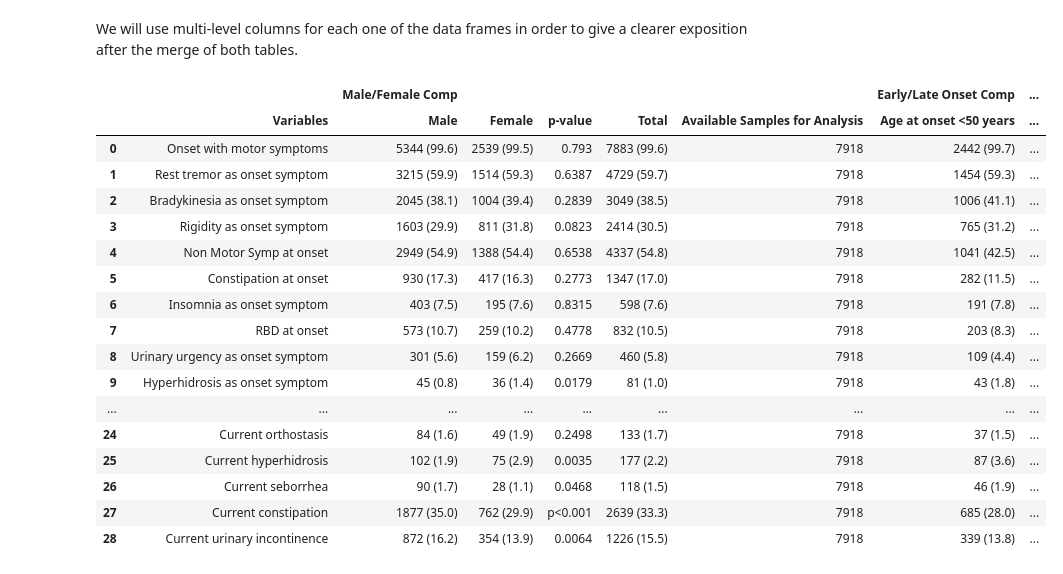
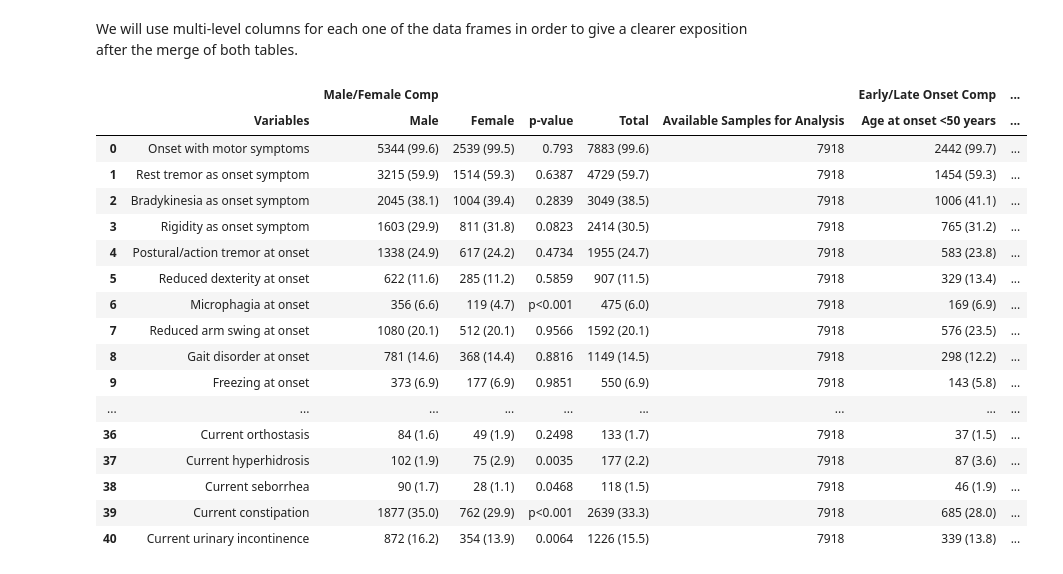
Before and after one commit to cge-tubingens/luxgiant-clinical, a Jupyter notebook: notebooks_finals/table_1.ipynb, the cells around one changed output. Cells and saved outputs as stored; diff of their text form; code cells hidden in the pictures.

```diff
--- a/notebooks_finals/table_1.ipynb
+++ b/notebooks_finals/table_1.ipynb
@@ -10,0 +5,20 @@ import pandas as pd
+# %%
+def get_library_path()->str:
+
+    cwd = os.getcwd()
+    lst = cwd.split(os.sep)[:-1]
+
+    path_lib = f'{os.sep}'
+
+    for elem in lst:
+        path_lib = os.path.join(path_lib, elem)
+
+    return path_lib
+
+# imports
+
+import os
+
+import pandas as pd
+
+path_to_lib = get_library_path()
@@ -11,20 +29,18 @@ import pandas as pd
 # %%
 # load data
 
-folder_path = '/mnt/0A2AAC152AABFBB7/CGE/luxgiant-clinical/data'
-
 df_2 = pd.read_csv(
-    os.path.join(folder_path, 'Table_2.csv')
+    os.path.join(path_to_lib, 'data/auxiliar/aux_table_2.csv')
 )
 df_2 = df_2.drop(columns='Statistical Measure', inplace=False).fillna('')
 
 df_6 = pd.read_csv(
-    os.path.join(folder_path, 'Table_6.csv')
+    os.path.join(path_to_lib, 'data/auxiliar/aux_table_6.csv')
 )
 df_6 = df_6.drop(columns='Statistical Measure', inplace=False).fillna('')
 
 df_10 = pd.read_csv(
-    os.path.join(folder_path, 'Table_10.csv')
+    os.path.join(path_to_lib, 'data/auxiliar/aux_table_10.csv')
 )
 df_10 = df_10.drop(columns='Statistical Measure', inplace=False).fillna('')
 # %% [markdown]
@@ -68,29 +84,29 @@ df_10.columns = multi_index_10
 # %%
 # merge and save resulting table
 
 df_mrg = df_2\
     .merge(df_6, on=[('', 'Variables')])\
     .merge(df_10, on=[('', 'Variables')])
 
-df_mrg.to_csv(os.path.join(folder_path, 'Table_2_6_10.csv'), index=False)
+df_mrg.to_csv(os.path.join(path_to_lib, 'data/final/Table_1.csv'), index=False)
 
 df_mrg
 # %% [output]
 |  |  | Male/Female Comp |  |  |  |  | Early/Late Onset Comp | ... |
 |  | Variables | Male | Female | p-value | Total | Available Samples for Analysis | Age at onset <50 years | ... |
 | 0 | Onset with motor symptoms | 5344 (99.6) | 2539 (99.5) | 0.793 | 7883 (99.6) | 7918 | 2442 (99.7) | ... |
 | 1 | Rest tremor as onset symptom | 3215 (59.9) | 1514 (59.3) | 0.6387 | 4729 (59.7) | 7918 | 1454 (59.3) | ... |
 | 2 | Bradykinesia as onset symptom | 2045 (38.1) | 1004 (39.4) | 0.2839 | 3049 (38.5) | 7918 | 1006 (41.1) | ... |
 | 3 | Rigidity as onset symptom | 1603 (29.9) | 811 (31.8) | 0.0823 | 2414 (30.5) | 7918 | 765 (31.2) | ... |
-| 4 | Non Motor Symp at onset | 2949 (54.9) | 1388 (54.4) | 0.6538 | 4337 (54.8) | 7918 | 1041 (42.5) | ... |
-| 5 | Constipation at onset | 930 (17.3) | 417 (16.3) | 0.2773 | 1347 (17.0) | 7918 | 282 (11.5) | ... |
-| 6 | Insomnia as onset symptom | 403 (7.5) | 195 (7.6) | 0.8315 | 598 (7.6) | 7918 | 191 (7.8) | ... |
-| 7 | RBD at onset | 573 (10.7) | 259 (10.2) | 0.4778 | 832 (10.5) | 7918 | 203 (8.3) | ... |
-| 8 | Urinary urgency as onset symptom | 301 (5.6) | 159 (6.2) | 0.2669 | 460 (5.8) | 7918 | 109 (4.4) | ... |
-| 9 | Hyperhidrosis as onset symptom | 45 (0.8) | 36 (1.4) | 0.0179 | 81 (1.0) | 7918 | 43 (1.8) | ... |
+| 4 | Postural/action tremor at onset | 1338 (24.9) | 617 (24.2) | 0.4734 | 1955 (24.7) | 7918 | 583 (23.8) | ... |
+| 5 | Reduced dexterity at onset | 622 (11.6) | 285 (11.2) | 0.5859 | 907 (11.5) | 7918 | 329 (13.4) | ... |
+| 6 | Microphagia at onset | 356 (6.6) | 119 (4.7) | p<0.001 | 475 (6.0) | 7918 | 169 (6.9) | ... |
+| 7 | Reduced arm swing at onset | 1080 (20.1) | 512 (20.1) | 0.9566 | 1592 (20.1) | 7918 | 576 (23.5) | ... |
+| 8 | Gait disorder at onset | 781 (14.6) | 368 (14.4) | 0.8816 | 1149 (14.5) | 7918 | 298 (12.2) | ... |
+| 9 | Freezing at onset | 373 (6.9) | 177 (6.9) | 0.9851 | 550 (6.9) | 7918 | 143 (5.8) | ... |
 | ... | ... | ... | ... | ... | ... | ... | ... | ... |
-| 24 | Current orthostasis | 84 (1.6) | 49 (1.9) | 0.2498 | 133 (1.7) | 7918 | 37 (1.5) | ... |
-| 25 | Current hyperhidrosis | 102 (1.9) | 75 (2.9) | 0.0035 | 177 (2.2) | 7918 | 87 (3.6) | ... |
-| 26 | Current seborrhea | 90 (1.7) | 28 (1.1) | 0.0468 | 118 (1.5) | 7918 | 46 (1.9) | ... |
-| 27 | Current constipation | 1877 (35.0) | 762 (29.9) | p<0.001 | 2639 (33.3) | 7918 | 685 (28.0) | ... |
-| 28 | Current urinary incontinence | 872 (16.2) | 354 (13.9) | 0.0064 | 1226 (15.5) | 7918 | 339 (13.8) | ... |
+| 36 | Current orthostasis | 84 (1.6) | 49 (1.9) | 0.2498 | 133 (1.7) | 7918 | 37 (1.5) | ... |
+| 37 | Current hyperhidrosis | 102 (1.9) | 75 (2.9) | 0.0035 | 177 (2.2) | 7918 | 87 (3.6) | ... |
+| 38 | Current seborrhea | 90 (1.7) | 28 (1.1) | 0.0468 | 118 (1.5) | 7918 | 46 (1.9) | ... |
+| 39 | Current constipation | 1877 (35.0) | 762 (29.9) | p<0.001 | 2639 (33.3) | 7918 | 685 (28.0) | ... |
+| 40 | Current urinary incontinence | 872 (16.2) | 354 (13.9) | 0.0064 | 1226 (15.5) | 7918 | 339 (13.8) | ... |
```
Also changed, not shown: parts of 3 cells of this notebook.
